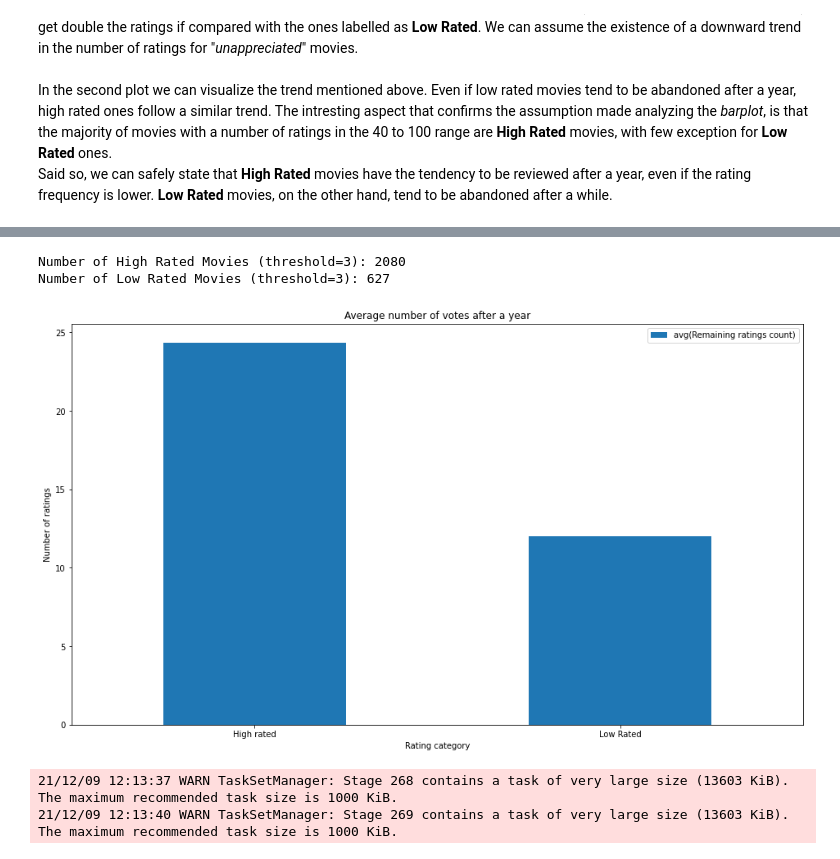
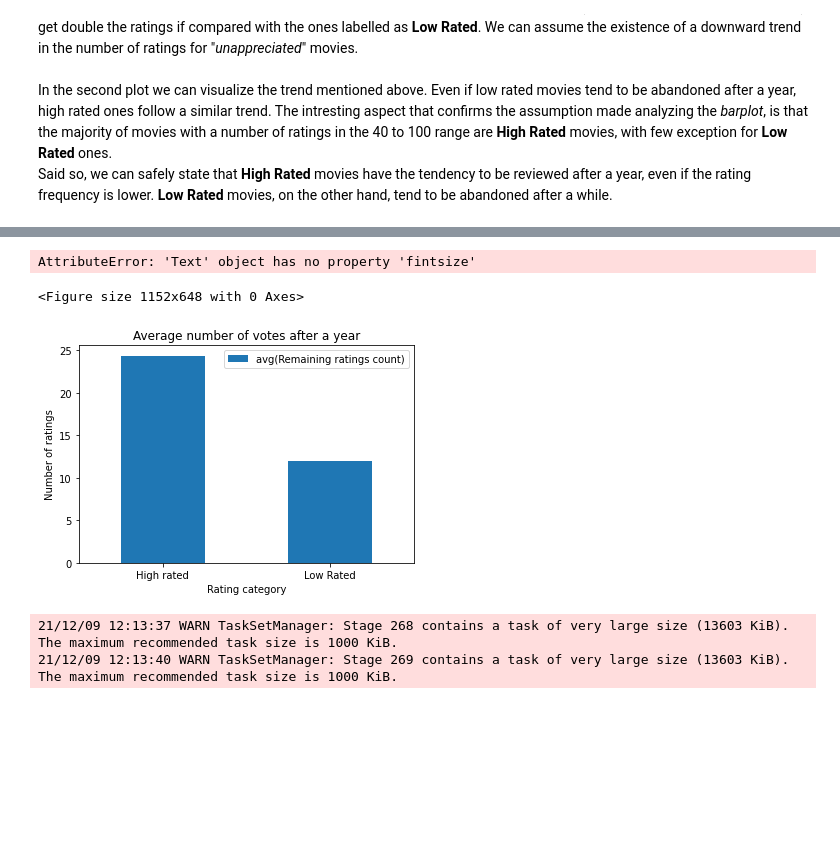
Before and after one commit to zetaemme/movielens_analysis, a Jupyter notebook: movielens.ipynb, the cells around one changed output, grey strips where cells are left out. Cells and saved outputs as stored; diff of their text form; code cells hidden in the pictures; blank space fills up the shorter version.

```diff
--- a/movielens.ipynb
+++ b/movielens.ipynb
@@ -533,14 +533,18 @@ category_avg = result_df.groupBy("Rating category")\
                         .toPandas()
 
 # Plotting section
+plt.figure(figsize=(16, 9))
+
 category_avg.plot.bar(
     x="Rating category",
     y="avg(Remaining ratings count)",
     rot=0,
-    figsize=(16, 9),
-    ylabel="Number of ratings",
-    title="Average number of votes after a year",
+    ylabel="Number of ratings"
 )
+
+plt.title("Average number of votes after a year", fintsize=20)
+
+plt.show()
 
 print(f"Number of High Rated Movies (threshold=3): {category_count[0]['count']}")
 print(f"Number of Low Rated Movies (threshold=3): {category_count[1]['count']}")
@@ -559,6 +562,6 @@ print(f"Number of Low Rated Movies (threshold=3): {category_count[1]['count']}")
-Number of High Rated Movies (threshold=3): 2080
-Number of Low Rated Movies (threshold=3): 627
+AttributeError: 'Text' object has no property 'fintsize'
+<Figure size 1152x648 with 0 Axes>
-[figure, old version]
+[figure, new version]
 # %%
 import matplotlib.pyplot as plt
 import pandas as pd
```
Also changed, not shown: parts of 7 cells of this notebook.
